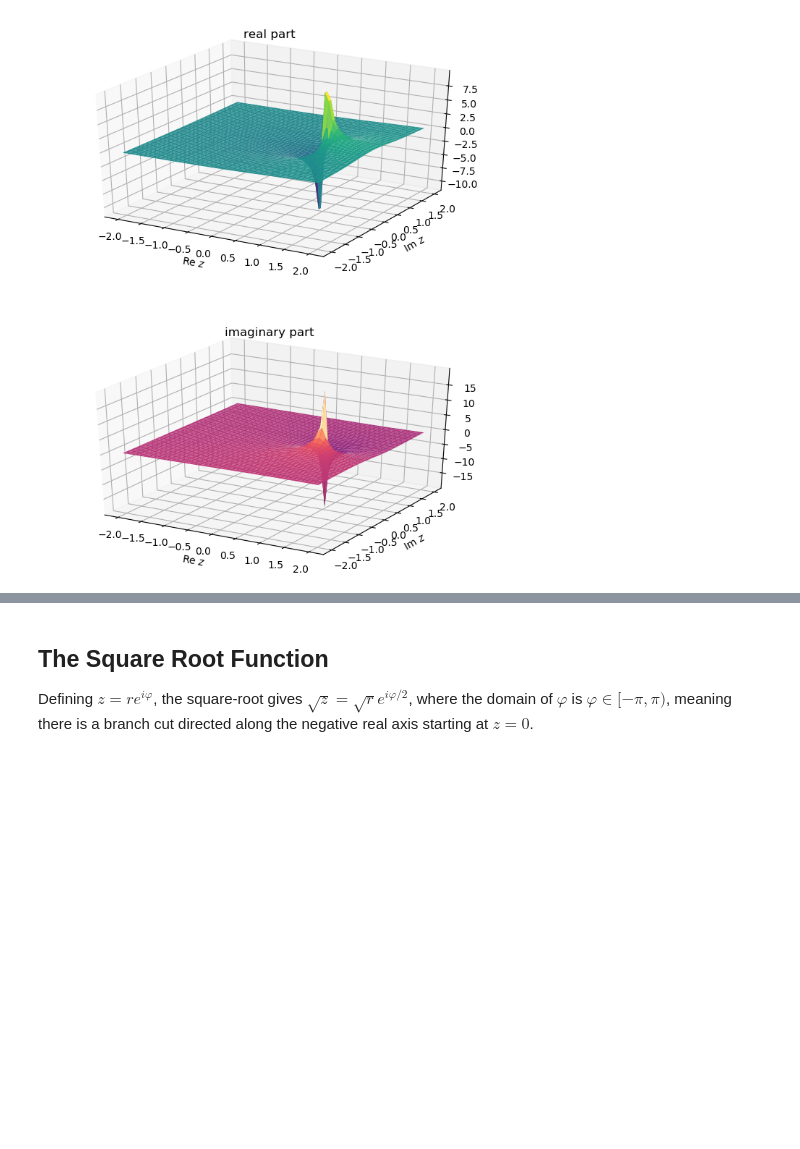
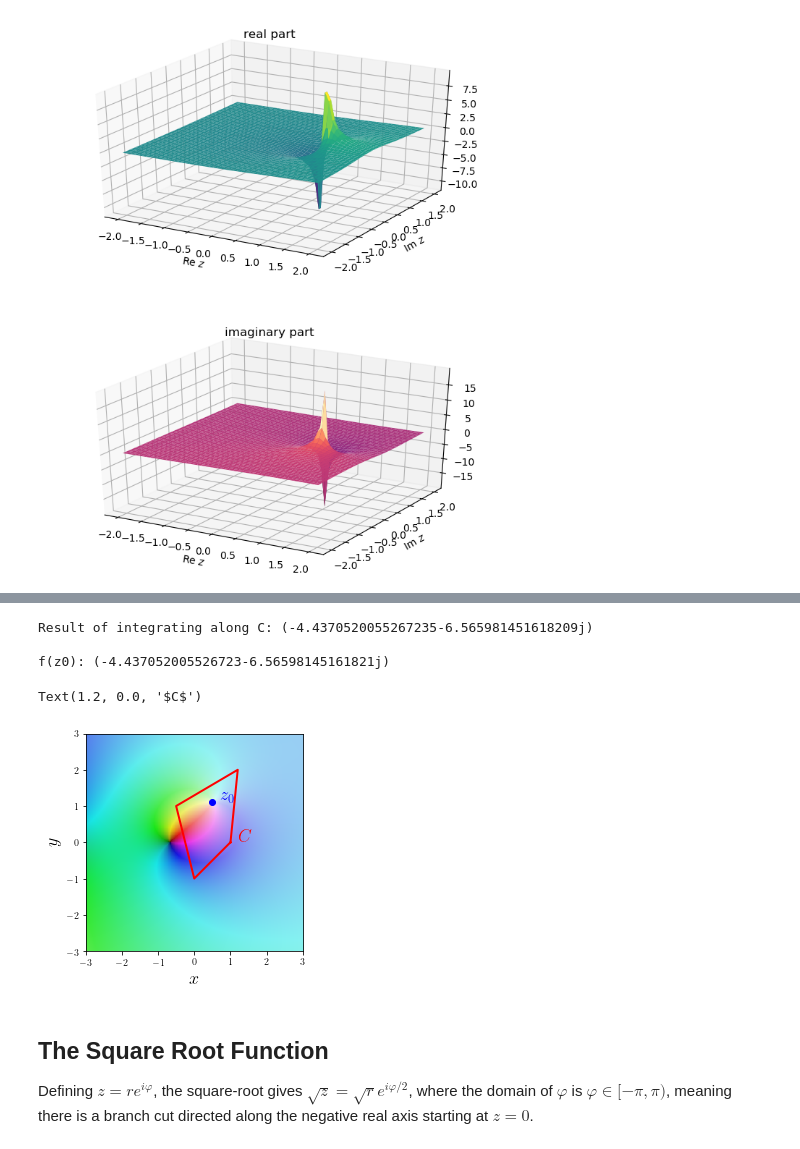
Before and after one commit to ajackura/LatticeSummerSchool2021-ScatteringExercises, a Jupyter notebook: Notebooks/complex.ipynb, the cells around one changed output, grey strips where cells are left out. Saved outputs shown, nothing was run; the diff lists cells and outputs as text; code cells hidden in the pictures; blank space fills up the shorter version.

```diff
--- a/Notebooks/complex.ipynb
+++ b/Notebooks/complex.ipynb
@@ -83,3 +255,37 @@ argand_plot(f,args=[z0,r0])
+# %%
+def g(z,z0):
+    return f(z)/(z-z0)
+
+z0=0.5 + 1.1*1j
+
+integral=contour_integrate(lambda z:g(z,z0),C)/(2.0*np.pi*1j)
+fz0=f(z0)
+print("Result of integrating along C: {0}\n\nf(z0): {1}".format(integral,fz0))
+
+
+# Plot range -xmax:xmax and -ymax:ymax
+xmax=3
+ymax=3
+xp=np.linspace(-3,3,500) # the points on the x axis
+yp=np.linspace(-3,3,500) # the points on the y axis
+X,Y = np.meshgrid(xp, yp) # make a mesh out of the points on the x and y axes
+cwrap=lambda x,y: g(x+1j*y,z0) # turn x and y coordinates into a complex number z=x + i y and return integrand(z)
+Z = cwrap(X, Y) # evaluate f(z) on the mesh and record the values in an array
+Zc=colorize(Z)
+
+plt.imshow(Zc,origin='lower',extent=(-xmax,xmax,-ymax,ymax))
+plt.xlabel("$x$",fontsize=18)
+plt.ylabel("$y$",fontsize=18)
+plt.plot(np.real(z0),np.imag(z0),'bo') # put a blue circle at the point z0
+plt.text(np.real(z0)+0.2,np.imag(z0),"$z_0$",fontsize=18,color='b') # Label the point z0
+plt.plot(np.real(C),np.imag(C),'r-',lw=2)
+plt.text(np.real(C[0])+0.2,np.imag(C[0]),"$C$",fontsize=18,color='r')
+# %% [output]
+Result of integrating along C: (-4.4370520055267235-6.565981451618209j)
+
+f(z0): (-4.437052005526723-6.56598145161821j)
+Text(1.2, 0.0, '$C$')
+[figure, added]
 # %% [markdown]
 ## The Square Root Function
 
```
Also changed, not shown: parts of 6 cells of this notebook.
